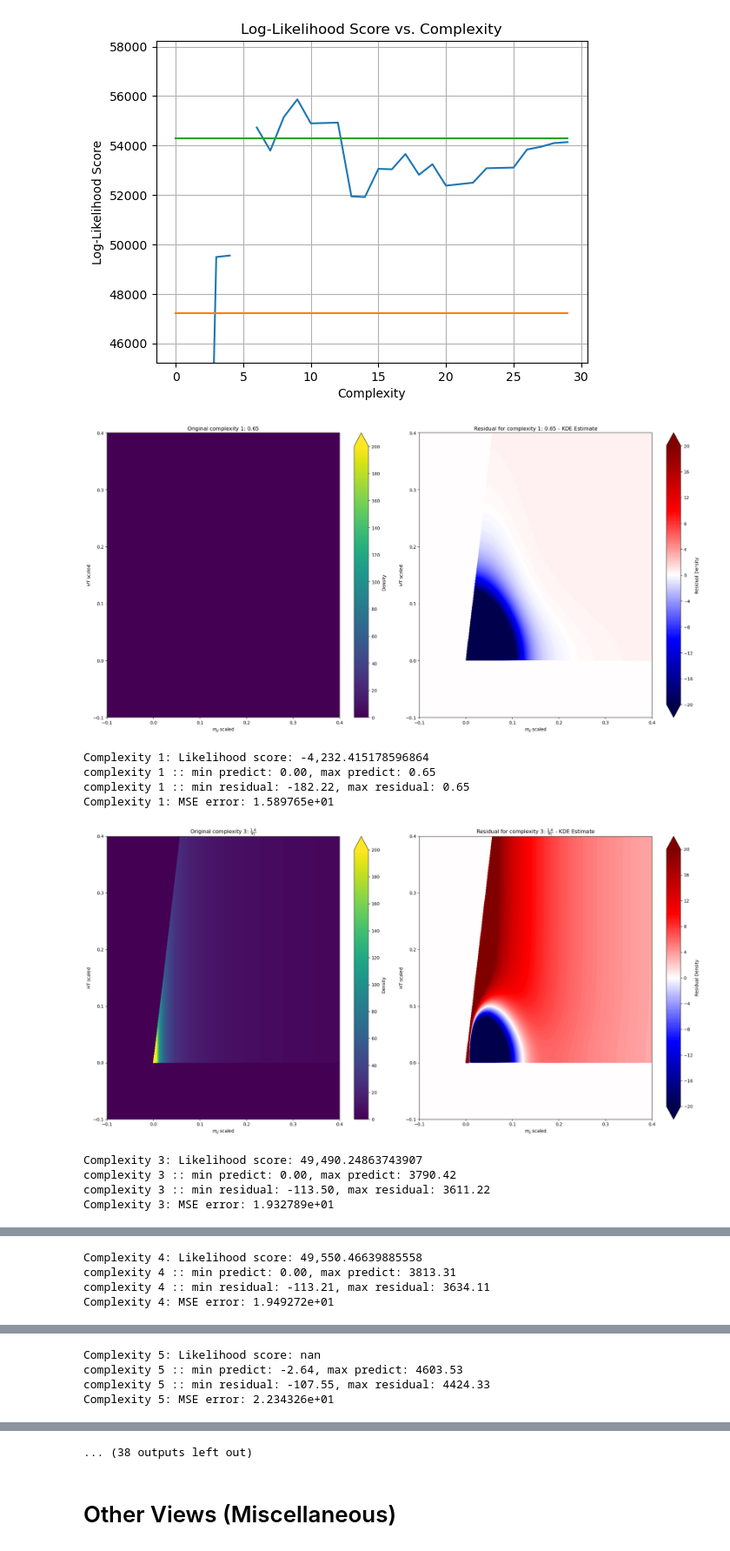
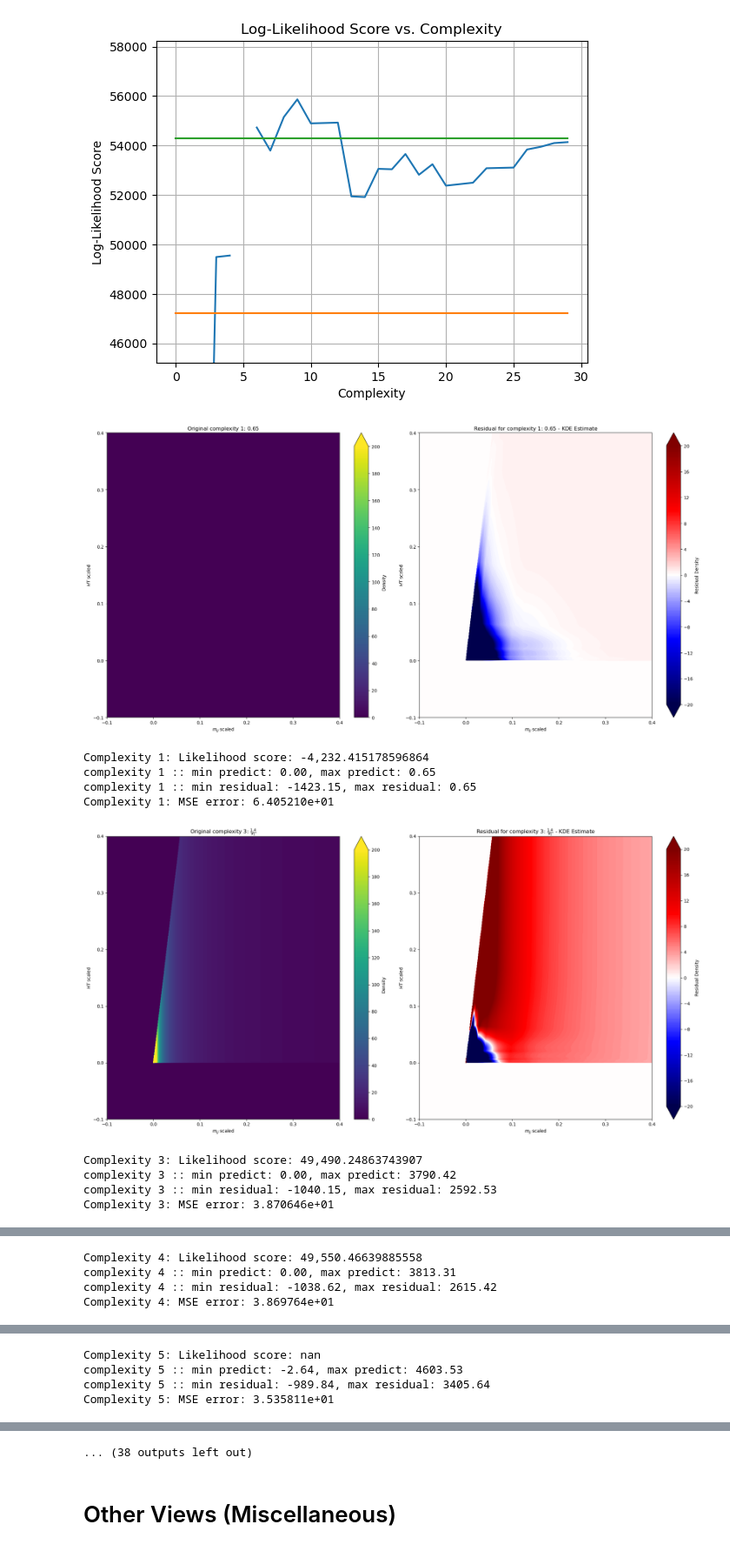
Before and after one commit to Angelo92Git/SymbolicDensityEstimation, a Jupyter notebook: visualization/dijet_neuralde_visualization.ipynb, the cells around one changed output, grey strips where cells are left out. Shown at 87% size. Cells and saved outputs as stored; diff of their text form; code cells hidden in the pictures.

```diff
--- a/visualization/dijet_neuralde_visualization.ipynb
+++ b/visualization/dijet_neuralde_visualization.ipynb
@@ -587,7 +587,7 @@ for i, current_function in enumerate(masked_functions):
     ax2 = axes[1]
 
     # Calculate the residual
-    residual_output = function_output/density_scale_factor - kde_predicted_density
+    residual_output = function_output/density_scale_factor - neural_predicted_density
 
     # Set levels for the residual plot (should be symmetric around zero)
     levels_residual = np.linspace(level_min_delta, level_max_delta, 200)
@@ -605,43 +605,43 @@ for i, current_function in enumerate(masked_functions):
     ax2.set_xlabel(r"$m_{jj}$ scaled")
     ax2.set_ylabel(r"$HT$ scaled")
     ax2.set_title(f"Residual for complexity {complexity[i]}: {title} - KDE Estimate")
     ax2.set_xlim(-0.1, 0.4)
     ax2.set_ylim(-0.1, 0.4)
 
     # Final adjustments and saving
     plt.tight_layout()
     plt.show()
     plt.close(fig)
 
     # 3. Force the Python garbage collector to clean up memory
     gc.collect()
     prediction_eval_at_samples = current_function(test_samples[:,0], test_samples[:,1], np.zeros_like(test_samples[:,0]))
     likelihood_score_of_prediction = np.sum(np.log(prediction_eval_at_samples/density_scale_factor))
     print(f"Complexity {complexity[i]}: Likelihood score: {likelihood_score_of_prediction:,}")
     print(f"complexity {complexity[i]} :: min predict: {np.min(current_function(grids[0], grids[1], mask)/density_scale_factor):.2f}, max predict: {np.max(current_function(grids[0], grids[1], mask)/density_scale_factor):.2f}")
-    kde_predicted_density[mask] = 0
-    min_residual = np.min(current_function(grids[0], grids[1], mask)/density_scale_factor - kde_predicted_density)
-    max_residual = np.max(current_function(grids[0], grids[1], mask)/density_scale_factor - kde_predicted_density)
+    neural_predicted_density[mask] = 0
+    min_residual = np.min(current_function(grids[0], grids[1], mask)/density_scale_factor - neural_predicted_density)
+    max_residual = np.max(current_function(grids[0], grids[1], mask)/density_scale_factor - neural_predicted_density)
     print(f"complexity {complexity[i]} :: min residual: {min_residual:.2f}, max residual: {max_residual:.2f}")
     mse_error = np.mean((density_scale_factor*residual_output)**2)
     print(f"Complexity {complexity[i]}: MSE error: {mse_error:.6e}")
     # Explicitly delete large arrays and clear memory before the next loop iteration
     del prediction_eval_at_samples
     del residual_output
     gc.collect()
 
 
 # Note: plt.show() is typically outside the loop if you want to see all plots
 # or not used at all if you are just saving the files.
 print(f"Finished generating and saving plots for {len(predicted_functions)} functions.")
 # %% [output]
-[figure, old version]
+[figure, new version]
 Complexity 1: Likelihood score: -4,232.415178596864
 complexity 1 :: min predict: 0.00, max predict: 0.65
-complexity 1 :: min residual: -182.22, max residual: 0.65
-Complexity 1: MSE error: 1.589765e+01
+complexity 1 :: min residual: -1423.15, max residual: 0.65
+Complexity 1: MSE error: 6.405210e+01
-[figure, old version]
+[figure, new version]
 Complexity 3: Likelihood score: 49,490.24863743907
 complexity 3 :: min predict: 0.00, max predict: 3790.42
-complexity 3 :: min residual: -113.50, max residual: 3611.22
-Complexity 3: MSE error: 1.932789e+01
+complexity 3 :: min residual: -1040.15, max residual: 2592.53
+Complexity 3: MSE error: 3.870646e+01
@@ -649,4 +649,4 @@ Complexity 3: MSE error: 1.932789e+01
 Complexity 4: Likelihood score: 49,550.46639885558
 complexity 4 :: min predict: 0.00, max predict: 3813.31
-complexity 4 :: min residual: -113.21, max residual: 3634.11
-Complexity 4: MSE error: 1.949272e+01
+complexity 4 :: min residual: -1038.62, max residual: 2615.42
+Complexity 4: MSE error: 3.869764e+01
@@ -654,4 +654,4 @@ Complexity 4: MSE error: 1.949272e+01
 Complexity 5: Likelihood score: nan
 complexity 5 :: min predict: -2.64, max predict: 4603.53
-complexity 5 :: min residual: -107.55, max residual: 4424.33
-Complexity 5: MSE error: 2.234326e+01
+complexity 5 :: min residual: -989.84, max residual: 3405.64
+Complexity 5: MSE error: 3.535811e+01
```
Also changed, not shown: parts of 2 cells of this notebook.
